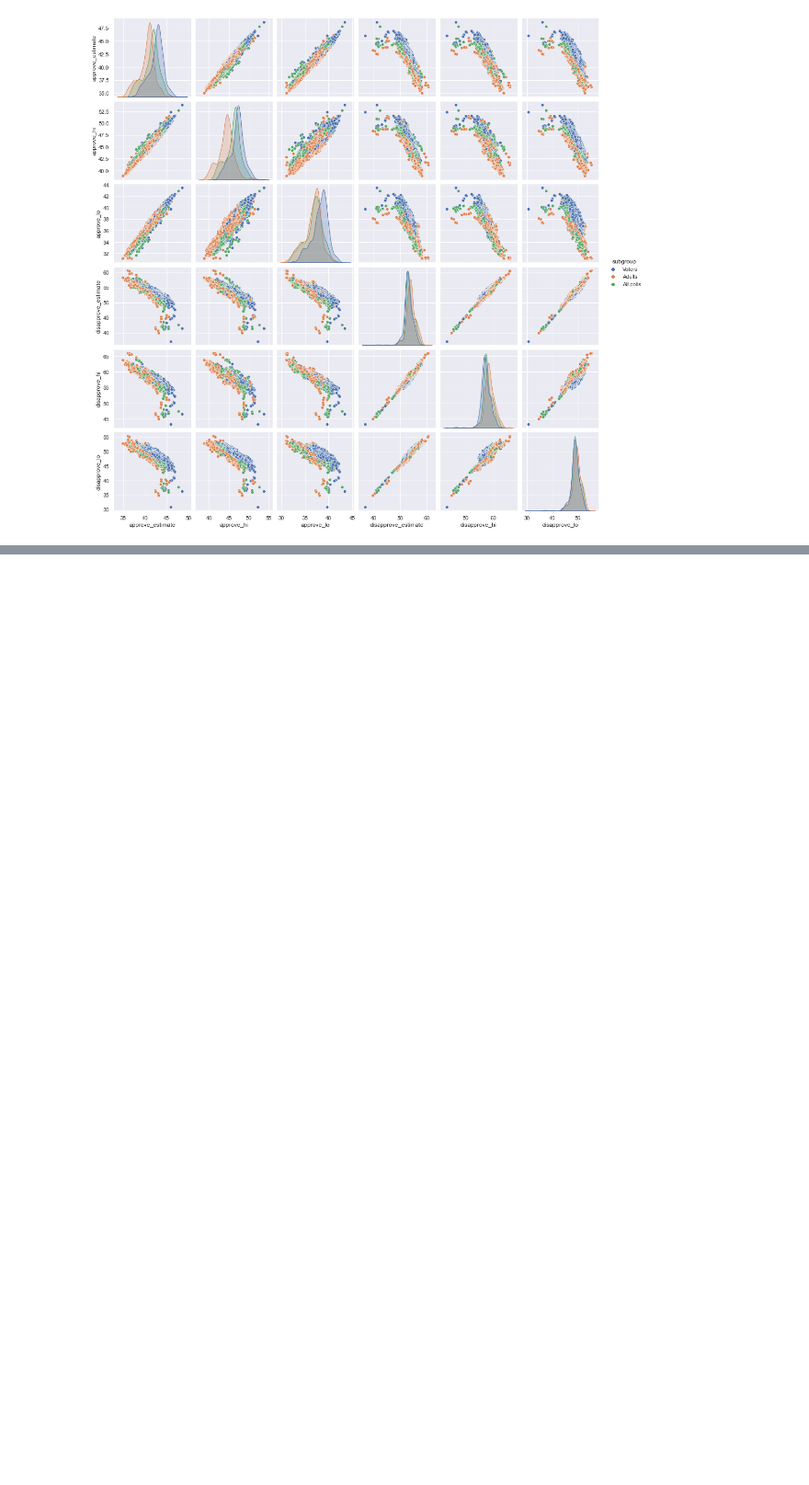
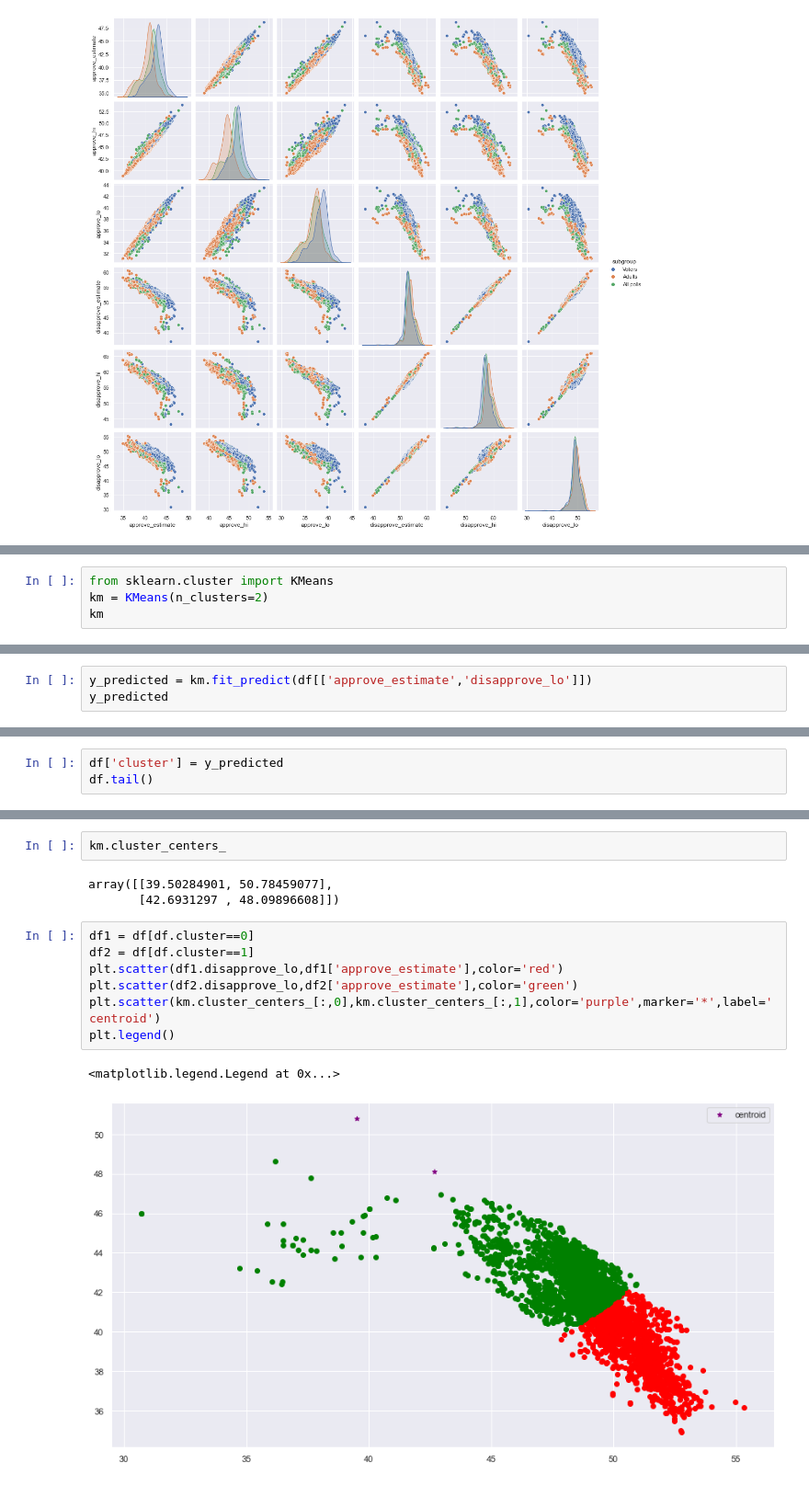
Before and after one commit to sujilkumarkm/machine_learning_ca3_solo_project_dkit_2022, a Jupyter notebook: machine_learning_ca3_2022.ipynb, the cells around one changed output, grey strips where cells are left out. Shown at 92% size. Saved outputs shown, nothing was run; the diff lists cells and outputs as text; blank space fills up the shorter version.

```diff
--- a/machine_learning_ca3_2022.ipynb
+++ b/machine_learning_ca3_2022.ipynb
@@ -323,0 +418,4 @@ sns.pairplot(df,hue='subgroup')
+# %%
+from sklearn.cluster import KMeans
+km = KMeans(n_clusters=2)
+km
@@ -323,0 +424,3 @@ sns.pairplot(df,hue='subgroup')
+# %%
+y_predicted = km.fit_predict(df[['approve_estimate','disapprove_lo']])
+y_predicted
@@ -323,0 +429,3 @@ sns.pairplot(df,hue='subgroup')
+# %%
+df['cluster'] = y_predicted
+df.tail()
@@ -323,0 +440,15 @@ sns.pairplot(df,hue='subgroup')
+# %%
+km.cluster_centers_
+# %% [output]
+array([[39.50284901, 50.78459077],
+       [42.6931297 , 48.09896608]])
+# %%
+df1 = df[df.cluster==0]
+df2 = df[df.cluster==1]
+plt.scatter(df1.disapprove_lo,df1['approve_estimate'],color='red')
+plt.scatter(df2.disapprove_lo,df2['approve_estimate'],color='green')
+plt.scatter(km.cluster_centers_[:,0],km.cluster_centers_[:,1],color='purple',marker='*',label='centroid')
+plt.legend()
+# %% [output]
+<matplotlib.legend.Legend at 0x...>
+[figure, added]
```
Also changed, not shown: parts of 24 cells of this notebook, 1 other file.
